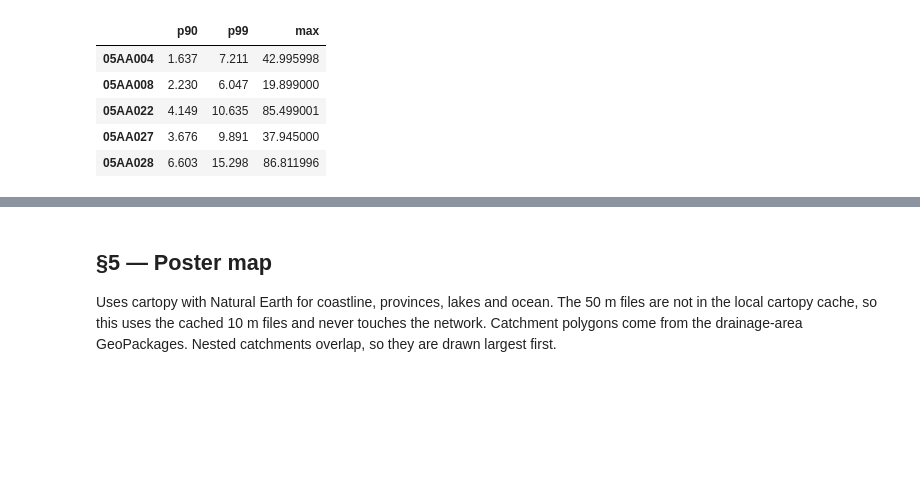
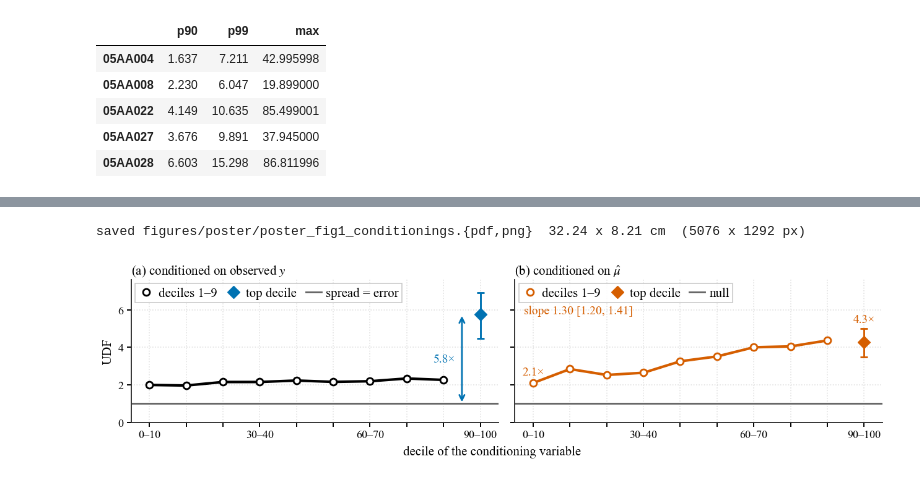
Before and after one commit to justin-gallant/lstm_ensemble_underdispersion, a Jupyter notebook: notebooks/03_poster_session_figures.ipynb, the cells around one changed output, grey strips where cells are left out. Cells and saved outputs as stored; diff of their text form; code cells hidden in the pictures; blank space fills up the shorter version.

Commit message:
Added workshop figures to match font sizes

```diff
--- a/notebooks/03_poster_session_figures.ipynb
+++ b/notebooks/03_poster_session_figures.ipynb
@@ -128,14 +130,14 @@ _have = {f.name for f in mpl.font_manager.fontManager.ttflist}
 print("font check:", "Times New Roman" if "Times New Roman" in _have else "TIMES MISSING -> fallback")
 CK = "#000000"; CP = "#0072B2"; CO = "#D55E00"; CG = "#009E73"; CREF = "#666666"
 
-def save(fig, name, h_cm):
+def save(fig, name, h_cm, w_cm=17.75):
     """PDF + 400 dpi PNG at the exact physical size; asserts it from the PNG's pixels."""
-    assert np.allclose(fig.get_size_inches(), (W, h_cm*CM)), "figure size drifted"
+    assert np.allclose(fig.get_size_inches(), (w_cm*CM, h_cm*CM)), "figure size drifted"
     fig.savefig(POSTER/f"{name}.pdf", bbox_inches=None)
     fig.savefig(POSTER/f"{name}.png", dpi=400, bbox_inches=None)
     h_px, w_px = plt.imread(POSTER/f"{name}.png").shape[:2]
-    assert abs(w_px - W*400) < 1 and abs(h_px - h_cm*CM*400) < 1, (w_px, h_px)   # within 1 px = 0.06 mm
-    print(f"saved figures/poster/{name}.{{pdf,png}}  17.75 x {h_cm} cm  ({w_px} x {h_px} px)")
+    assert abs(w_px - w_cm*CM*400) < 1 and abs(h_px - h_cm*CM*400) < 1, (w_px, h_px)   # within 1 px = 0.06 mm
+    print(f"saved figures/poster/{name}.{{pdf,png}}  {w_cm:.2f} x {h_cm:.2f} cm  ({w_px} x {h_px} px)")
 # %% [output]
 font check: Times New Roman
 # %% [markdown]
@@ -285,5 +314,56 @@ Result, not criterion: on 2021-11-15 the error was 19.8x the corrected spread.
-# %% [markdown]
-## §5 — Poster map
-
-Uses cartopy with Natural Earth for coastline, provinces, lakes and ocean. The 50 m files are not in the local cartopy cache, so this uses the cached 10 m files and never touches the network. Catchment polygons come from the drainage-area GeoPackages. Nested catchments overlap, so they are drawn largest first.
+# %%
+# ---- Fig. 1, notebook 02 §5 ----
+with mpl.rc_context(PAPER_RC):
+    fig, axs = plt.subplots(1, 2, figsize=(FIGW, FIGH1), layout="constrained", sharey=True)
+    cc = np.arange(5, 100, 10)
+    YTOP = 7.6
+
+    def frame(ax, ref_label=None):
+        ax.axhline(1.0, ls="-", lw=0.9*S, color=CREF, zorder=2, label=ref_label)
+        ax.set_xlim(0, 100); ax.set_ylim(0, YTOP); ax.set_xticks(cc)
+        ax.set_xticklabels([f"{k*10}–{k*10+10}" if k % 3 == 0 else "" for k in range(10)])
+        ax.set_yticks([0, 2, 4, 6])
+
+    # (a) conditioned on observed discharge
+    a0 = axs[0]
+    a0.plot(cc[:9], prof_y[:9], "-", color=CK, lw=1.3*S, zorder=5)
+    a0.plot(cc[:9], prof_y[:9], "o", ms=3.4*S, mfc="white", mec=CK, mew=0.9*S, zorder=6, label="deciles 1–9")
+    a0.errorbar(cc[9], prof_y[9], yerr=[[prof_y[9]-lo_y[9]], [hi_y[9]-prof_y[9]]],
+                fmt="none", ecolor=CP, elinewidth=0.9*S, capsize=2.0*S, capthick=0.9*S, zorder=7)
+    a0.plot(cc[9], prof_y[9], "D", ms=4.4*S, mfc=CP, mec=CP, zorder=8, label="top decile")
+    a0.annotate("", xy=(cc[9]-5.0, prof_y[9]), xytext=(cc[9]-5.0, 1.0),
+                arrowprops=dict(arrowstyle="<->", lw=0.85*S, color=CP), zorder=9)
+    a0.annotate(f"{prof_y[9]:.1f}×", xy=(cc[9]-7.0, (prof_y[9]+1.0)/2), fontsize=FS_ANN, color=CP,
+                ha="right", va="center")
+    frame(a0, ref_label="spread = error")
+    a0.set_ylabel("UDF")
+    style_legend(a0.legend(loc="upper left", ncol=3, handlelength=1.2, borderpad=0.26,
+                           labelspacing=0.15, handletextpad=0.35, columnspacing=0.7, fontsize=FS_LEG))
+    a0.set_title(r"(a) conditioned on observed $y$", loc="left", fontsize=FS_LAB)
+
+    # (b) conditioned on the model's own prediction
+    a1 = axs[1]
+    a1.plot(cc[:9], prof_mu[:9], "-", color=CO, lw=1.3*S, zorder=5)
+    a1.plot(cc[:9], prof_mu[:9], "o", ms=3.4*S, mfc="white", mec=CO, mew=0.9*S, zorder=6, label="deciles 1–9")
+    a1.errorbar(cc[9], prof_mu[9], yerr=[[prof_mu[9]-lo_m[9]], [hi_m[9]-prof_mu[9]]],
+                fmt="none", ecolor=CO, elinewidth=0.9*S, capsize=2.0*S, capthick=0.9*S, zorder=7)
+    a1.plot(cc[9], prof_mu[9], "D", ms=4.4*S, mfc=CO, mec=CO, zorder=8, label="top decile")
+    a1.annotate(f"{prof_mu[0]:.1f}×", xy=(cc[0], prof_mu[0]+0.30), fontsize=FS_ANN, color=CO,
+                ha="center", va="bottom")
+    a1.annotate(f"{prof_mu[9]:.1f}×", xy=(cc[9], hi_m[9]+0.22), fontsize=FS_ANN, color=CO,
+                ha="center", va="bottom")
+    frame(a1, ref_label="null")
+    _lg1 = style_legend(a1.legend(loc="upper left", ncol=3, handlelength=1.2, borderpad=0.26,
+                                  labelspacing=0.15, handletextpad=0.35, columnspacing=0.7,
+                                  fontsize=FS_LEG))
+    under_legend(a1, _lg1, f"slope {b_mu:.2f} [{ci_b[0]:.2f}, {ci_b[1]:.2f}]",
+                 fontsize=FS_ANN, color=CO)
+    a1.set_title(r"(b) conditioned on $\hat\mu$", loc="left", fontsize=FS_LAB)
+
+    assert hi_y[9] <= YTOP and hi_m[9] <= YTOP and max(prof_y.max(), prof_mu.max()) <= YTOP
+    fig.supxlabel("decile of the conditioning variable", fontsize=FS_LAB)
+    save(fig, "poster_fig1_conditionings", FIGH1*2.54, w_cm=FIGW*2.54); plt.show()
+# %% [output]
+saved figures/poster/poster_fig1_conditionings.{pdf,png}  32.24 x 8.21 cm  (5076 x 1292 px)
+[figure, added]
 # %%
```
Also changed, not shown: parts of 20 cells of this notebook.
